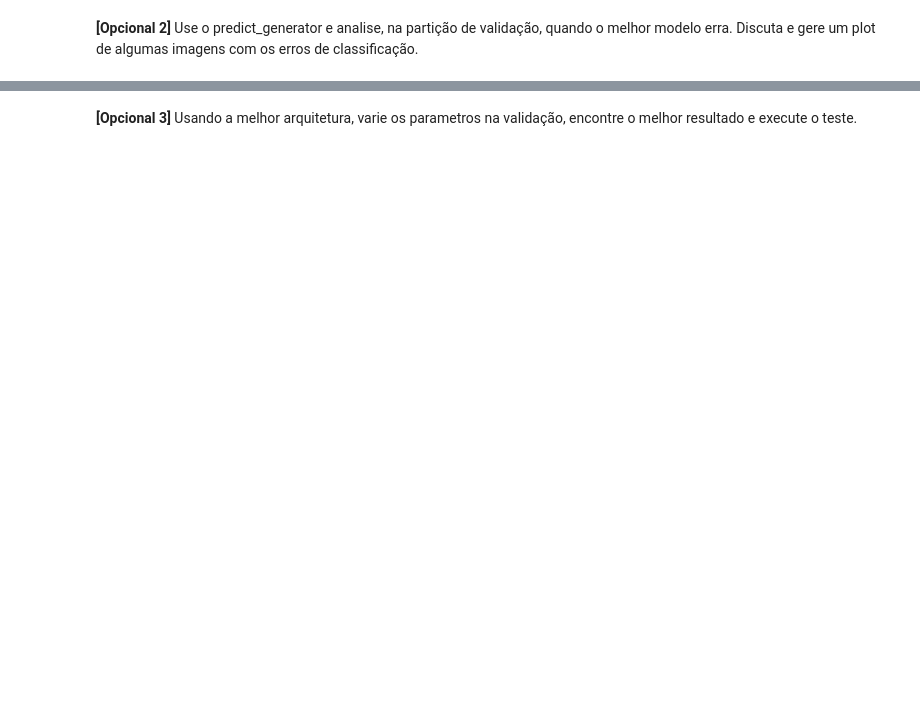
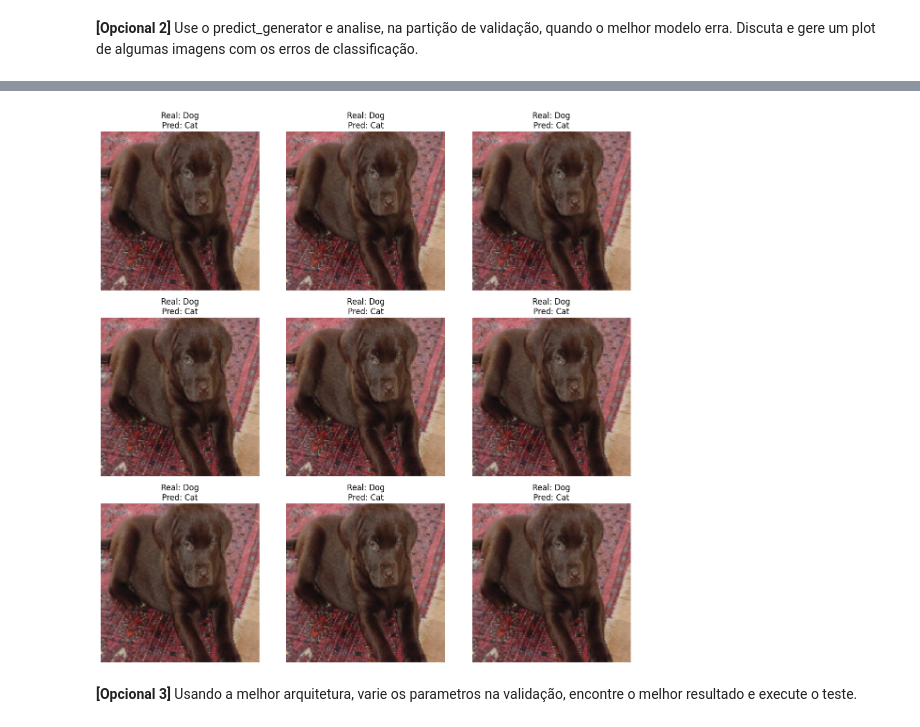
Before and after one commit to thomashlsilva/ap-de-maquina-cefetmg-felicia, a Jupyter notebook: Identificação de Gatos e Cachorros_pratica.ipynb, the cells around one changed output, grey strips where cells are left out. Drawn from its saved outputs; the diff is of its cells as text; code cells hidden in the pictures; blank space fills up the shorter version.

```diff
--- a/Identificação de Gatos e Cachorros_pratica.ipynb
+++ b/Identificação de Gatos e Cachorros_pratica.ipynb
@@ -342,2 +345,16 @@ param_default = ParametrosRedeNeural(
+# %%
+from tensorflow.keras.callbacks import EarlyStopping
+
+# Definir a callback EarlyStopping
+early_stopping = EarlyStopping(
+    monitor='val_loss',  # Ou 'val_accuracy' dependendo de sua preferência
+    patience=5,  # Número de épocas com melhora limitada antes de interromper
+    restore_best_weights=True,  # Restaura os pesos do modelo para o melhor desempenho
+)
+
+# Ajuste no número de épocas, mantendo o EarlyStopping
+param_default = ParametrosRedeNeural(
+    int_num_epochs=50  # Defina um número maior de épocas
+)
 # %%
 #sempre pegar o dataset - para reiniciar o iterator
@@ -390,2 +708,47 @@ O restante desta prática é opcional, se divirta! :)
 # %% [markdown]
 **[Opcional 2]** Use o predict_generator e analise, na partição de validação, quando o melhor modelo erra. Discuta e gere um plot de algumas imagens com os erros de classificação.
+# %%
+import matplotlib.pyplot as plt
+import numpy as np
+
+# Gerar previsões no conjunto de validação
+predictions = model_cnn_dropout.predict(arr_it_gen[Constantes.IDX_VALIDACAO], steps=Constantes.QTD_VALIDACAO // param_default.int_batch_size)
+
+# Obter as classes reais (labels) do conjunto de validação
+real_labels = arr_it_gen[Constantes.IDX_VALIDACAO].labels
+
+# Determinar os erros de classificação (onde as previsões são diferentes dos rótulos reais)
+errors = np.where((predictions > 0.5).astype(int) != real_labels)[0]
+
+# Exibir algumas imagens com erros de classificação
+fig, axes = plt.subplots(3, 3, figsize=(12, 12))
+axes = axes.ravel()
+
+# Exibir 9 imagens com erros
+for i in range(9):
+    # Selecionar o índice do erro
+    idx = errors[i]
+
+    # Recuperar a imagem e o rótulo (label) para o índice de erro
+    image, label = arr_it_gen[Constantes.IDX_VALIDACAO][idx]
+
+    # As imagens estão em lotes, então precisamos pegar a imagem correta
+    image = image[0]  # Se a imagem estiver em um lote, pegar a primeira imagem
+
+    # O valor de label deve ser um escalar, e não um vetor
+    label = label[0] if isinstance(label, np.ndarray) else label
+
+    # Previsão do modelo para a imagem
+    pred = (predictions[idx] > 0.5).astype(int)
+
+    # O valor de pred deve ser um escalar
+    pred = pred[0] if isinstance(pred, np.ndarray) else pred
+
+    # Mostrar a imagem
+    axes[i].imshow(image)
+    axes[i].axis('off')
+    axes[i].set_title(f"Real: {'Cat' if label == 0 else 'Dog'}\nPred: {'Cat' if pred == 0 else 'Dog'}", fontsize=12)
+
+plt.tight_layout()
+plt.show()
+# %% [output]
@@ -392,2 +756,3 @@ O restante desta prática é opcional, se divirta! :)
+[figure, added]
 # %% [markdown]
 **[Opcional 3]** Usando a melhor arquitetura, varie os parametros na validação, encontre o melhor resultado e execute o teste.
```
Also changed, not shown: parts of 27 cells of this notebook.
